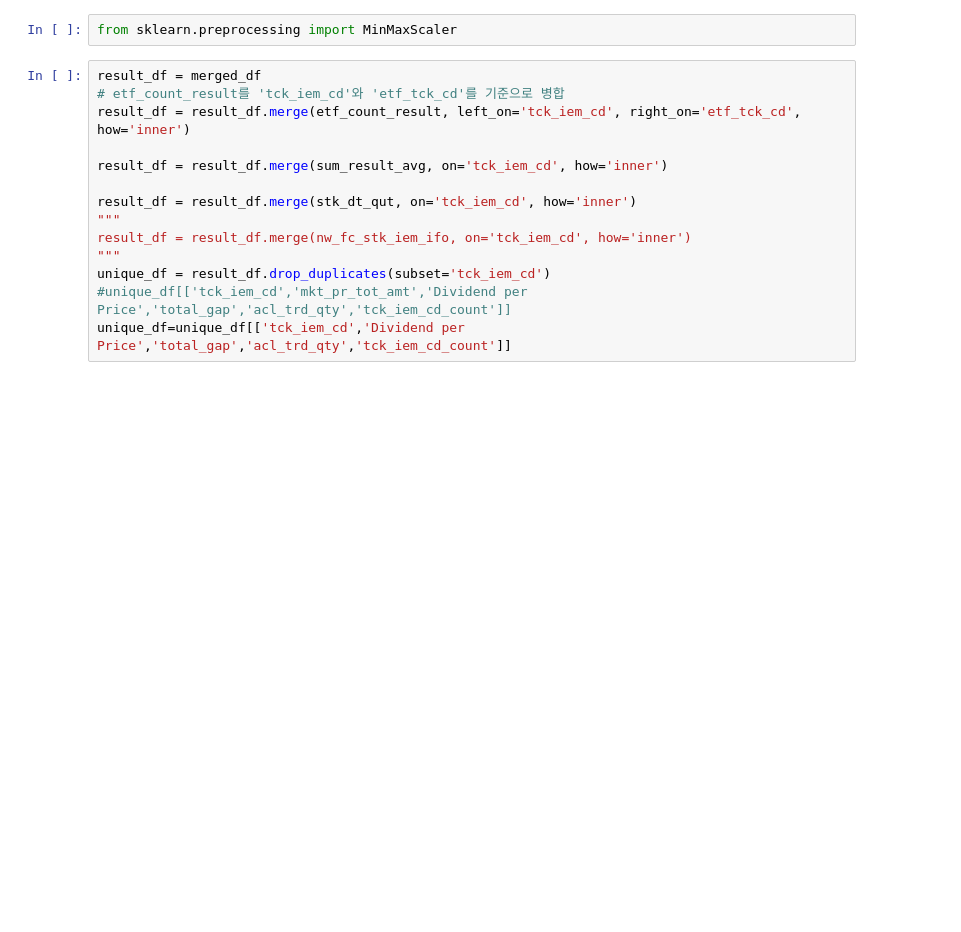
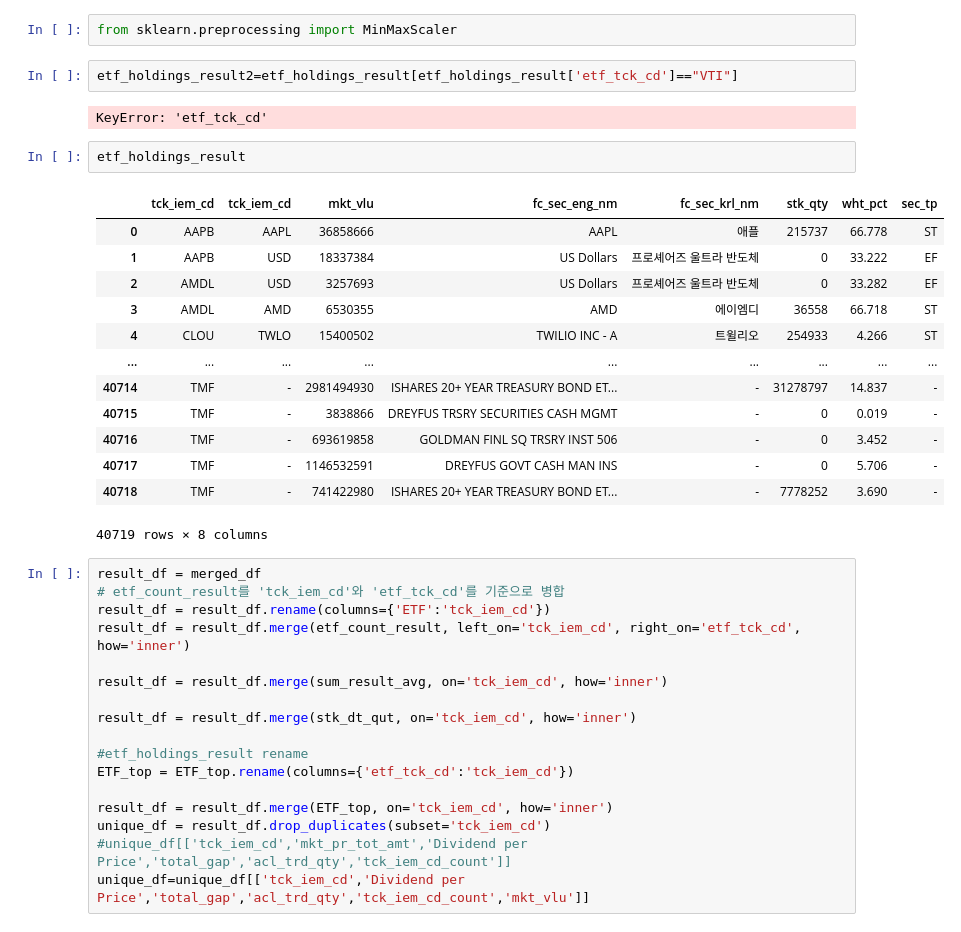
Before and after one commit to froggy-hyun/24NH_bigdata, a Jupyter notebook: code_main.ipynb, the cells around one changed output. Saved outputs shown, nothing was run; the diff lists cells and outputs as text; blank space fills up the shorter version.

```diff
--- a/code_main.ipynb
+++ b/code_main.ipynb
@@ -624,20 +626,43 @@ Done!
 ### 박찬우
 # %%
 from sklearn.preprocessing import MinMaxScaler
+# %%
+etf_holdings_result2=etf_holdings_result[etf_holdings_result['etf_tck_cd']=="VTI"]
+# %% [output]
+KeyError: 'etf_tck_cd'
+# %%
+etf_holdings_result
+# %% [output]
+|  | tck_iem_cd | tck_iem_cd | mkt_vlu | fc_sec_eng_nm | fc_sec_krl_nm | stk_qty | wht_pct | sec_tp |
+| 0 | AAPB | AAPL | 36858666 | AAPL | 애플 | 215737 | 66.778 | ST |
+| 1 | AAPB | USD | 18337384 | US Dollars | 프로셰어즈 울트라 반도체 | 0 | 33.222 | EF |
+| 2 | AMDL | USD | 3257693 | US Dollars | 프로셰어즈 울트라 반도체 | 0 | 33.282 | EF |
+| 3 | AMDL | AMD | 6530355 | AMD | 에이엠디 | 36558 | 66.718 | ST |
+| 4 | CLOU | TWLO | 15400502 | TWILIO INC - A | 트윌리오 | 254933 | 4.266 | ST |
+| ... | ... | ... | ... | ... | ... | ... | ... | ... |
+| 40714 | TMF | - | 2981494930 | ISHARES 20+ YEAR TREASURY BOND ET... | - | 31278797 | 14.837 | - |
+| 40715 | TMF | - | 3838866 | DREYFUS TRSRY SECURITIES CASH MGMT | - | 0 | 0.019 | - |
+| 40716 | TMF | - | 693619858 | GOLDMAN FINL SQ TRSRY INST 506 | - | 0 | 3.452 | - |
+| 40717 | TMF | - | 1146532591 | DREYFUS GOVT CASH MAN INS | - | 0 | 5.706 | - |
+| 40718 | TMF | - | 741422980 | ISHARES 20+ YEAR TREASURY BOND ET... | - | 7778252 | 3.690 | - |
+40719 rows × 8 columns
 # %%
 result_df = merged_df
 # etf_count_result를 'tck_iem_cd'와 'etf_tck_cd'를 기준으로 병합
+result_df = result_df.rename(columns={'ETF':'tck_iem_cd'})
 result_df = result_df.merge(etf_count_result, left_on='tck_iem_cd', right_on='etf_tck_cd', how='inner')
 
 result_df = result_df.merge(sum_result_avg, on='tck_iem_cd', how='inner')
 
 result_df = result_df.merge(stk_dt_qut, on='tck_iem_cd', how='inner')
-"""
-result_df = result_df.merge(nw_fc_stk_iem_ifo, on='tck_iem_cd', how='inner')
-"""
+
+#etf_holdings_result rename
+ETF_top = ETF_top.rename(columns={'etf_tck_cd':'tck_iem_cd'})
+
+result_df = result_df.merge(ETF_top, on='tck_iem_cd', how='inner')
 unique_df = result_df.drop_duplicates(subset='tck_iem_cd')
 #unique_df[['tck_iem_cd','mkt_pr_tot_amt','Dividend per Price','total_gap','acl_trd_qty','tck_iem_cd_count']]
-unique_df=unique_df[['tck_iem_cd','Dividend per Price','total_gap','acl_trd_qty','tck_iem_cd_count']]
+unique_df=unique_df[['tck_iem_cd','Dividend per Price','total_gap','acl_trd_qty','tck_iem_cd_count','mkt_vlu']]
 # %%
 # 스케일러 객체 생성
 scaler = MinMaxScaler()
```
Also changed, not shown: parts of 7 cells of this notebook.
